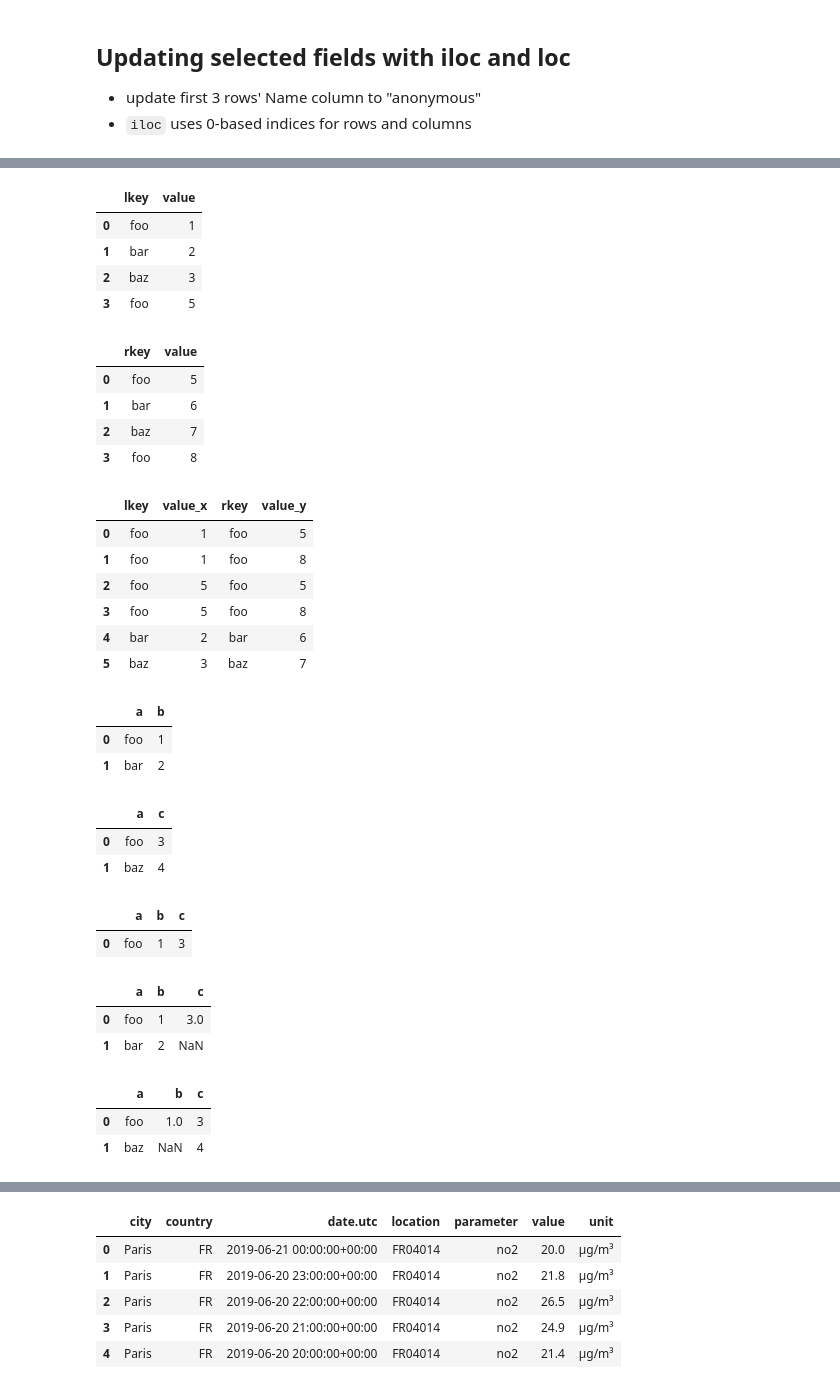
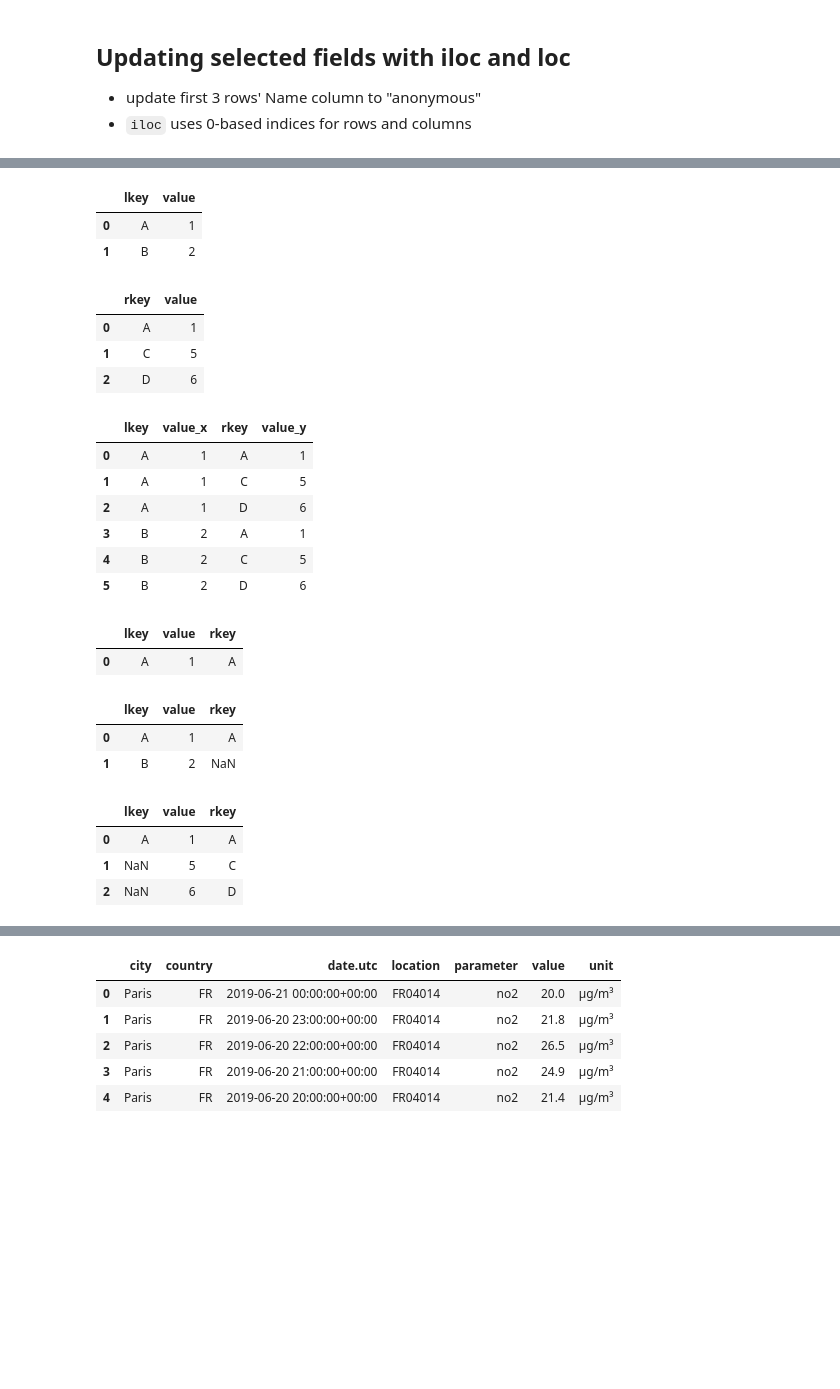
Before and after one commit to rambasnet/python-machine-learning, a Jupyter notebook: notebooks/Pandas-Intro.ipynb, the cells around one changed output, grey strips where cells are left out. Drawn from its saved outputs; the diff is of its cells as text; code cells hidden in the pictures; blank space fills up the shorter version.

```diff
--- a/notebooks/Pandas-Intro.ipynb
+++ b/notebooks/Pandas-Intro.ipynb
@@ -1166,36 +699,33 @@ combinedDF.shape
 ![](./images/sqlJoins_7.webp)
 # %%
 # create a DF with key column lkey
-df1 = pd.DataFrame({'lkey': ['foo', 'bar', 'baz', 'foo'],
-                    'value': [1, 2, 3, 5]})
+df1 = pd.DataFrame({'lkey': ['A', 'B'],
+                    'value': [1, 2]})
 # %%
 df1
 # %% [output]
 |  | lkey | value |
-| 0 | foo | 1 |
-| 1 | bar | 2 |
-| 2 | baz | 3 |
-| 3 | foo | 5 |
+| 0 | A | 1 |
+| 1 | B | 2 |
 # %%
 # create a DF with key colum rkey
-df2 = pd.DataFrame({'rkey': ['foo', 'bar', 'baz', 'foo'],
-                    'value': [5, 6, 7, 8]})
+df2 = pd.DataFrame({'rkey': ['A', 'C', 'D'],
+                    'value': [1, 5, 6]})
 # %%
 df2
 # %% [output]
 |  | rkey | value |
-| 0 | foo | 5 |
-| 1 | bar | 6 |
-| 2 | baz | 7 |
-| 3 | foo | 8 |
+| 0 | A | 1 |
+| 1 | C | 5 |
+| 2 | D | 6 |
 # %%
 # cross join
-df1.merge(df2, left_on='lkey', right_on='rkey')
+df1.merge(df2, how='cross')
 # %% [output]
 |  | lkey | value_x | rkey | value_y |
-| 0 | foo | 1 | foo | 5 |
-| 1 | foo | 1 | foo | 8 |
-| 2 | foo | 5 | foo | 5 |
-| 3 | foo | 5 | foo | 8 |
-| 4 | bar | 2 | bar | 6 |
-| 5 | baz | 3 | baz | 7 |
+| 0 | A | 1 | A | 1 |
+| 1 | A | 1 | C | 5 |
+| 2 | A | 1 | D | 6 |
+| 3 | B | 2 | A | 1 |
+| 4 | B | 2 | C | 5 |
+| 5 | B | 2 | D | 6 |
@@ -1206,34 +732,23 @@ df2 = pd.DataFrame({'a': ['foo', 'baz'], 'c': [3, 4]})
-# %%
-df1
-# %% [output]
-|  | a | b |
-| 0 | foo | 1 |
-| 1 | bar | 2 |
-# %%
-df2
-# %% [output]
-|  | a | c |
-| 0 | foo | 3 |
-| 1 | baz | 4 |
 # %%
 # inersection or inner join
-df1.merge(df2, how='inner', on='a')
+df1.merge(df2, how='inner')
 # %% [output]
-|  | a | b | c |
-| 0 | foo | 1 | 3 |
+|  | lkey | value | rkey |
+| 0 | A | 1 | A |
 # %%
 # left join
-df1.merge(df2, how='left', on='a')
+df1.merge(df2, how='left')
 # %% [output]
-|  | a | b | c |
-| 0 | foo | 1 | 3.0 |
-| 1 | bar | 2 | NaN |
+|  | lkey | value | rkey |
+| 0 | A | 1 | A |
+| 1 | B | 2 | NaN |
 # %%
 # right join
-df1.merge(df2, how='right', on='a')
+df1.merge(df2, how='right')
 # %% [output]
-|  | a | b | c |
-| 0 | foo | 1.0 | 3 |
-| 1 | baz | NaN | 4 |
+|  | lkey | value | rkey |
+| 0 | A | 1 | A |
+| 1 | NaN | 5 | C |
+| 2 | NaN | 6 | D |
 # %%
 # outer join
```
Also changed, not shown: parts of 114 cells of this notebook.
